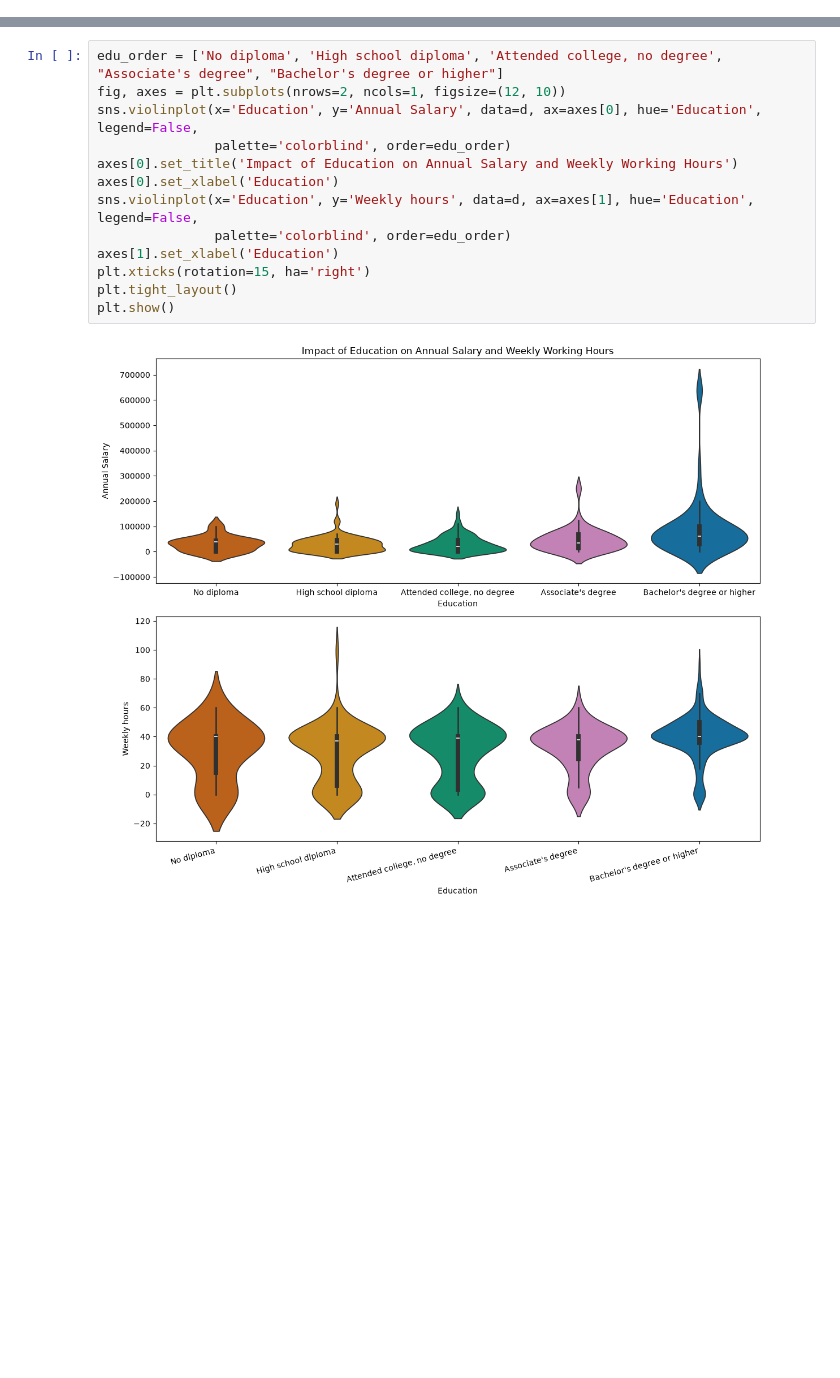
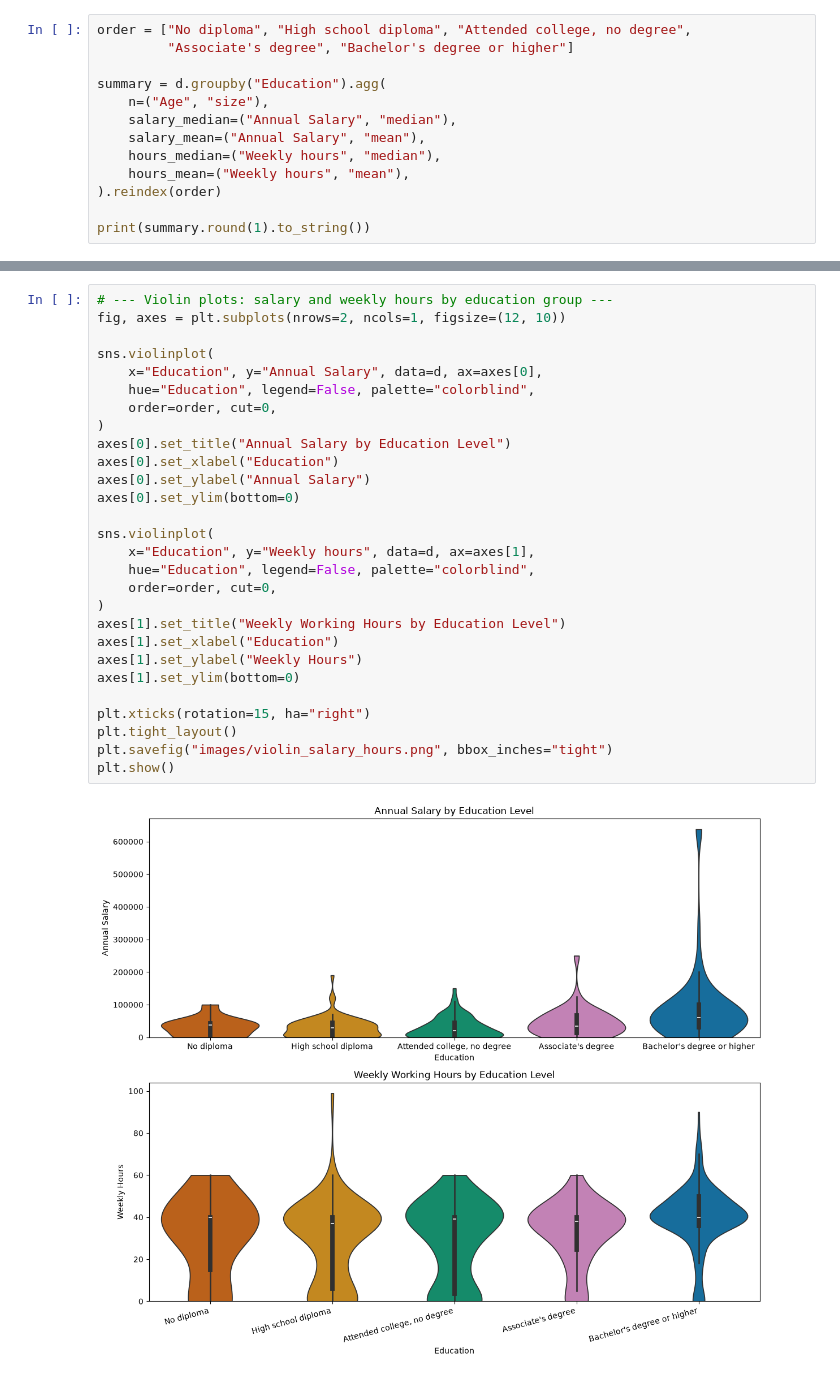
Before and after one commit to wongsiieong/data-science-project, a Jupyter notebook: education_salary_analysis.ipynb, the cells around one changed output, grey strips where cells are left out. Cells and saved outputs as stored; diff of their text form; blank space fills up the shorter version.

```diff
--- a/education_salary_analysis.ipynb
+++ b/education_salary_analysis.ipynb
@@ -0,0 +39,13 @@
+# %%
+order = ["No diploma", "High school diploma", "Attended college, no degree",
+         "Associate's degree", "Bachelor's degree or higher"]
+
+summary = d.groupby("Education").agg(
+    n=("Age", "size"),
+    salary_median=("Annual Salary", "median"),
+    salary_mean=("Annual Salary", "mean"),
+    hours_median=("Weekly hours", "median"),
+    hours_mean=("Weekly hours", "mean"),
+).reindex(order)
+
+print(summary.round(1).to_string())
@@ -26,15 +86,30 @@ plt.show()
 # %%
-edu_order = ['No diploma', 'High school diploma', 'Attended college, no degree', "Associate's degree", "Bachelor's degree or higher"]
+# --- Violin plots: salary and weekly hours by education group ---
 fig, axes = plt.subplots(nrows=2, ncols=1, figsize=(12, 10))
-sns.violinplot(x='Education', y='Annual Salary', data=d, ax=axes[0], hue='Education', legend=False,
-               palette='colorblind', order=edu_order)
-axes[0].set_title('Impact of Education on Annual Salary and Weekly Working Hours')
-axes[0].set_xlabel('Education')
-sns.violinplot(x='Education', y='Weekly hours', data=d, ax=axes[1], hue='Education', legend=False,
-               palette='colorblind', order=edu_order)
-axes[1].set_xlabel('Education')
-plt.xticks(rotation=15, ha='right')
+
+sns.violinplot(
+    x="Education", y="Annual Salary", data=d, ax=axes[0],
+    hue="Education", legend=False, palette="colorblind",
+    order=order, cut=0,
+)
+axes[0].set_title("Annual Salary by Education Level")
+axes[0].set_xlabel("Education")
+axes[0].set_ylabel("Annual Salary")
+axes[0].set_ylim(bottom=0)
+
+sns.violinplot(
+    x="Education", y="Weekly hours", data=d, ax=axes[1],
+    hue="Education", legend=False, palette="colorblind",
+    order=order, cut=0,
+)
+axes[1].set_title("Weekly Working Hours by Education Level")
+axes[1].set_xlabel("Education")
+axes[1].set_ylabel("Weekly Hours")
+axes[1].set_ylim(bottom=0)
+
+plt.xticks(rotation=15, ha="right")
 plt.tight_layout()
+plt.savefig("images/violin_salary_hours.png", bbox_inches="tight")
 plt.show()
 # %% [output]
-[figure, old version]
+[figure, new version]
```
Also changed, not shown: parts of 7 cells of this notebook, 6 other files.
